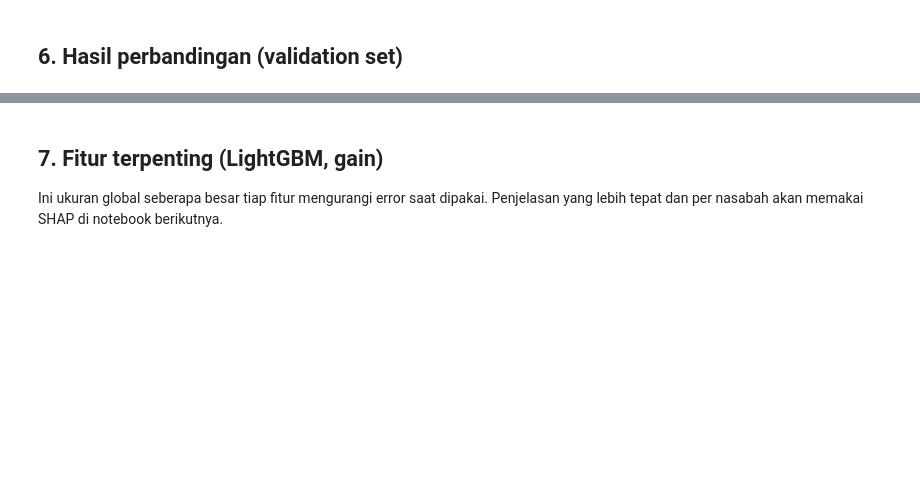
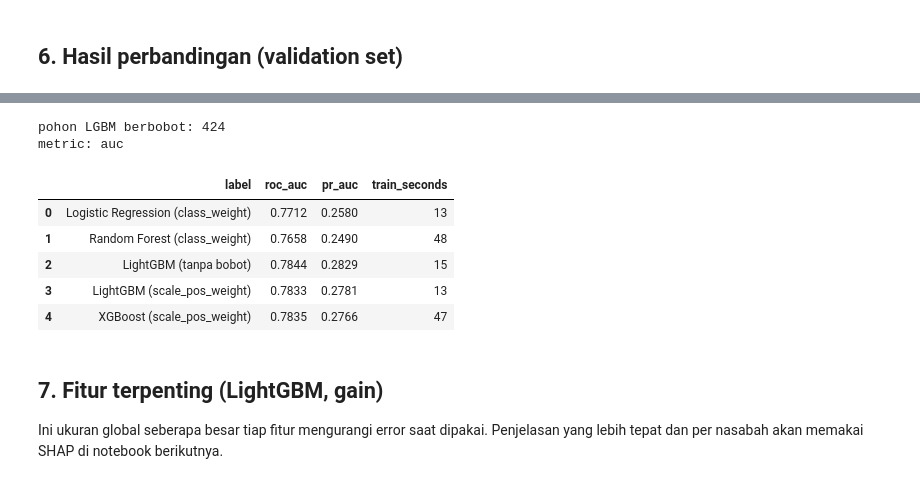
Before and after one commit to immjd/credit-risk-prediction, a Jupyter notebook: notebooks/02_modeling.ipynb, the cells around one changed output, grey strips where cells are left out. Saved outputs shown, nothing was run; the diff lists cells and outputs as text; code cells hidden in the pictures; blank space fills up the shorter version.

```diff
--- a/notebooks/02_modeling.ipynb
+++ b/notebooks/02_modeling.ipynb
@@ -191,3 +191,16 @@ plt.show()
+# %%
+print("pohon LGBM berbobot:", lgb_weighted.best_iteration_)
+print("metric:", lgb_weighted.get_params()["metric"])
+pd.DataFrame(results)[["label", "roc_auc", "pr_auc", "train_seconds"]]
+# %% [output]
+pohon LGBM berbobot: 424
+metric: auc
+|  | label | roc_auc | pr_auc | train_seconds |
+| 0 | Logistic Regression (class_weight) | 0.7712 | 0.2580 | 13 |
+| 1 | Random Forest (class_weight) | 0.7658 | 0.2490 | 48 |
+| 2 | LightGBM (tanpa bobot) | 0.7844 | 0.2829 | 15 |
+| 3 | LightGBM (scale_pos_weight) | 0.7833 | 0.2781 | 13 |
+| 4 | XGBoost (scale_pos_weight) | 0.7835 | 0.2766 | 47 |
 # %% [markdown]
 ## 7. Fitur terpenting (LightGBM, gain)
 Ini ukuran global seberapa besar tiap fitur mengurangi error saat dipakai. Penjelasan yang lebih tepat dan per nasabah akan memakai SHAP di notebook berikutnya.
```
Also changed, not shown: parts of 7 cells of this notebook, 4 other files.
